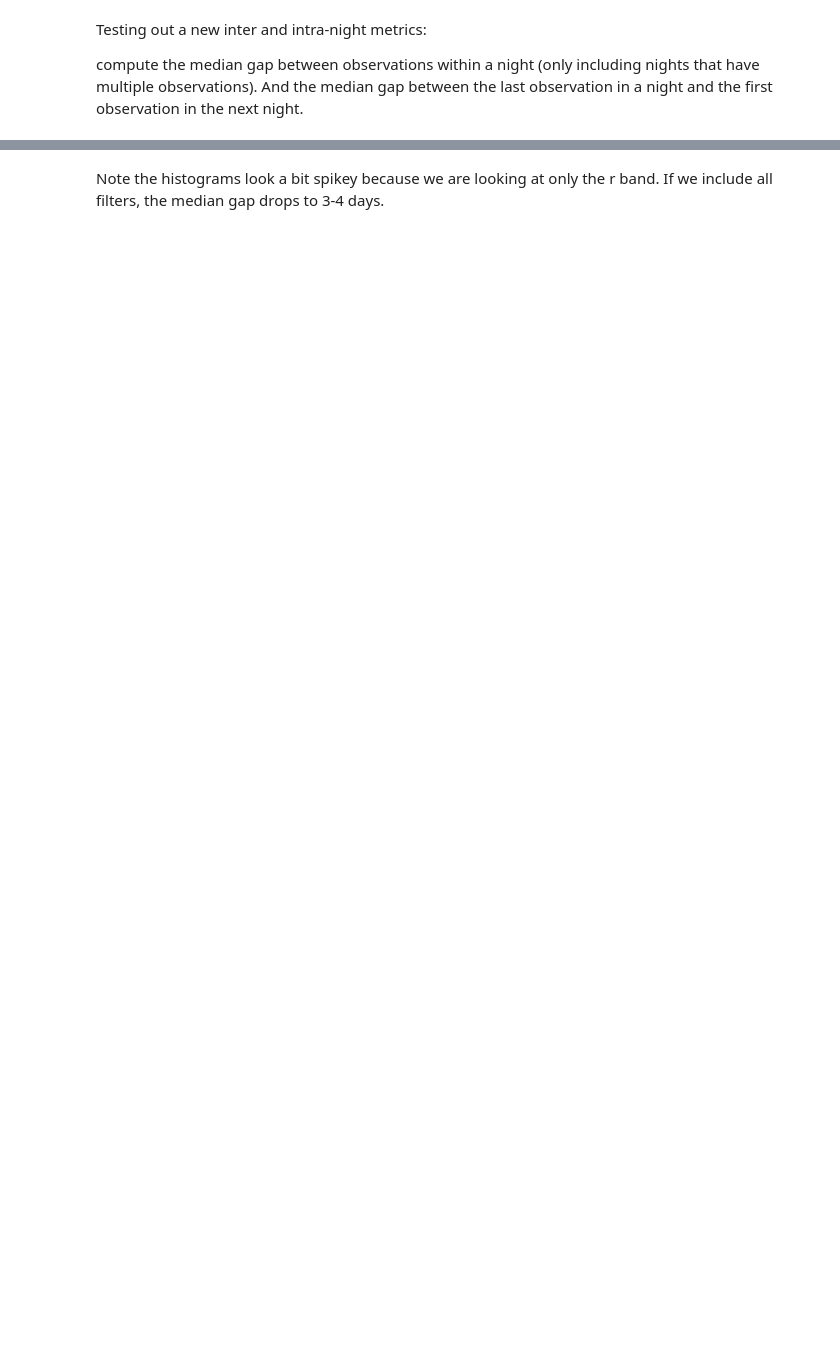
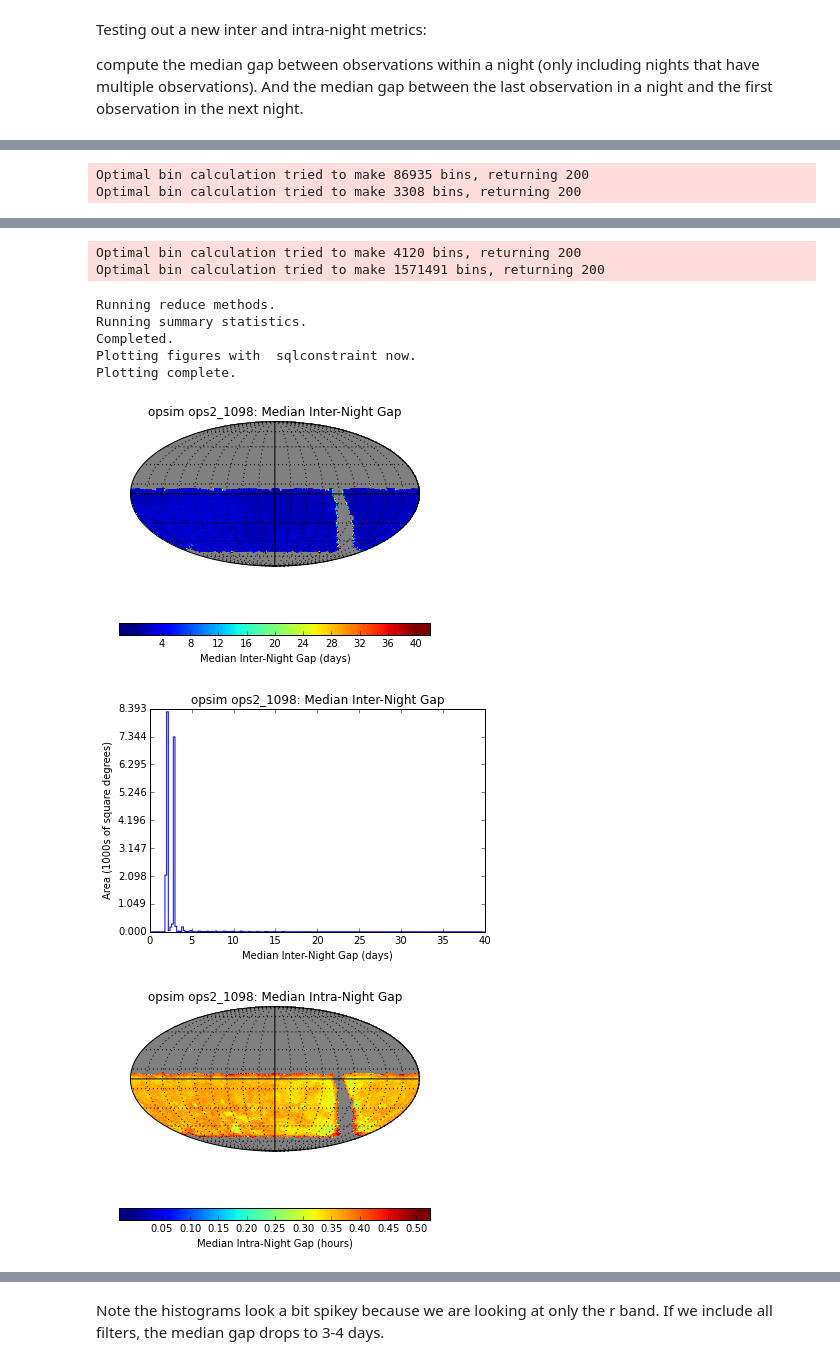
Before and after one commit to yoachim/ScratchStuff, a Jupyter notebook: notebooks/pairtesting.ipynb, the cells around one changed output, grey strips where cells are left out. Drawn from its saved outputs; the diff is of its cells as text; code cells hidden in the pictures; blank space fills up the shorter version.

```diff
--- a/notebooks/pairtesting.ipynb
+++ b/notebooks/pairtesting.ipynb
@@ -82,0 +83,30 @@ Plotting complete.
+# %%
+for runName in runs:
+    # Set up the database connection
+    opsdb = db.OpsimDatabase(runName+'_sqlite.db')
+    md = runName
+    outDir = 'intraDay'
+    resultsDb = db.ResultsDb(outDir=outDir)
+    plotList = [plotters.HealpixSkyMap(), plotters.HealpixHistogram()]
+    slicer=slicers.HealpixSlicer()
+    metric = metrics.IntraNightGapsMetric()
+    metric2 = metrics.InterNightGapsMetric()
+    plotDict = {'cmap':'jet', 'colorMin':0,'colorMax':0.5, 'xMin':0,'xMax':1.2}
+    plotDict2 = {'cmap':'jet', 'colorMin':0,'colorMax':40, 'xMin':0,'xMax':40}
+    plotDict3 = {'cmap':'jet', 'colorMin':0,'colorMax':40, 'xMin':0,'xMax':40}
+    bundleList = []
+    #bundleList.append(metricBundles.MetricBundle(metric,slicer,sql, plotDict=plotDict,
+    #                                             plotFuncs=plotList, metadata=md))
+    #bundleList.append(metricBundles.MetricBundle(metric2,slicer,sql, plotDict=plotDict2, plotFuncs=plotList))
+
+    slicer=slicers.HealpixSlicer(lonCol='ditheredRA', latCol='ditheredDec')
+    bundleList.append(metricBundles.MetricBundle(metric,slicer,'', plotDict=plotDict,
+                                                 metadata=md, plotFuncs=plotList))
+    bundleList.append(metricBundles.MetricBundle(metric2,slicer,'', plotDict=plotDict2,
+                                                 metadata=md, plotFuncs=plotList))
+
+    bundleDict = metricBundles.makeBundlesDictFromList(bundleList)
+    bgroup = metricBundles.MetricBundleGroup(bundleDict, opsdb, outDir=outDir, resultsDb=resultsDb)
+    bgroup.runAll()
+    bgroup.plotAll(closefigs=False)
+# %% [output]
@@ -82,0 +119,2 @@ Plotting complete.
+Optimal bin calculation tried to make 86935 bins, returning 200
+Optimal bin calculation tried to make 3308 bins, returning 200
@@ -82,0 +132,10 @@ Plotting complete.
+Optimal bin calculation tried to make 4120 bins, returning 200
+Optimal bin calculation tried to make 1571491 bins, returning 200
+Running reduce methods.
+Running summary statistics.
+Completed.
+Plotting figures with  sqlconstraint now.
+Plotting complete.
+[figure, added]
+[figure, added]
+[figure, added]
```
Also changed, not shown: parts of 5 cells of this notebook, 1 other file.
